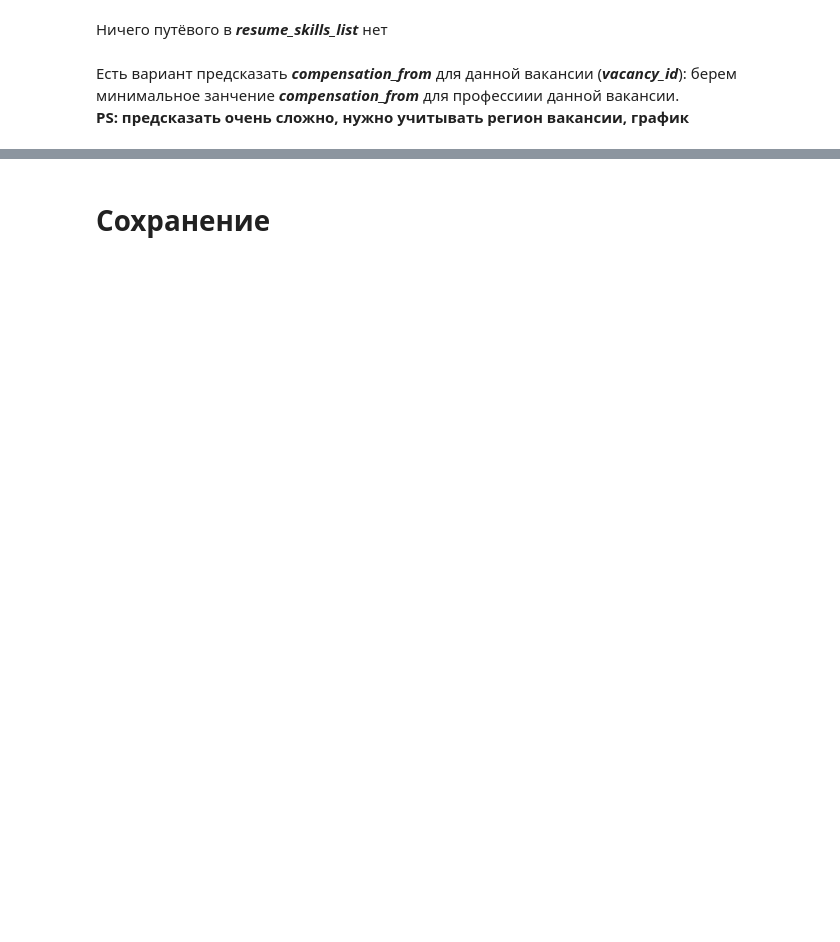
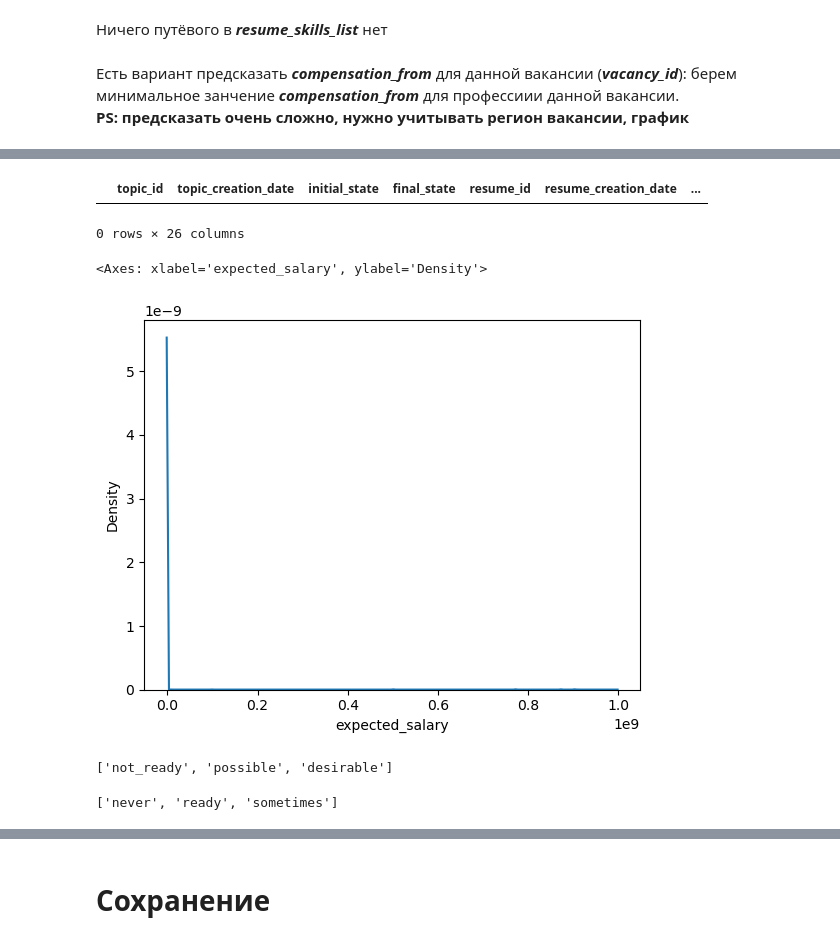
Before and after one commit to listens-to-spotify/-DA-NO-, a Jupyter notebook: preprocessing.ipynb, the cells around one changed output, grey strips where cells are left out. Drawn from its saved outputs; the diff is of its cells as text; code cells hidden in the pictures; blank space fills up the shorter version.

```diff
--- a/preprocessing.ipynb
+++ b/preprocessing.ipynb
@@ -194,0 +263,7 @@ df.vacancy_creation_date = df.vacancy_creation_date.dt.strftime('%Y/%m/%d')
+# %%
+df[df.education_level == 'doctor']
+# забавно, что в наше время, на профессию разнорабочего, бармена,
+# уборщика и фитнес-инструктора приглашают людей с докторской степенью
+# %% [output]
+|  | topic_id | topic_creation_date | initial_state | final_state | resume_id | resume_creation_date | ... |
+0 rows × 26 columns
@@ -194,0 +273,14 @@ df.vacancy_creation_date = df.vacancy_creation_date.dt.strftime('%Y/%m/%d')
+# %%
+# что с этим дееееелаааать??
+sns.kdeplot(unique_resumes, x='expected_salary')
+# %% [output]
+<Axes: xlabel='expected_salary', ylabel='Density'>
+[figure, added]
+# %%
+df.relocation_status.unique().tolist()
+# %% [output]
+['not_ready', 'possible', 'desirable']
+# %%
+df.business_trip_readiness.unique().tolist()
+# %% [output]
+['never', 'ready', 'sometimes']
```
Also changed, not shown: parts of 24 cells of this notebook.
